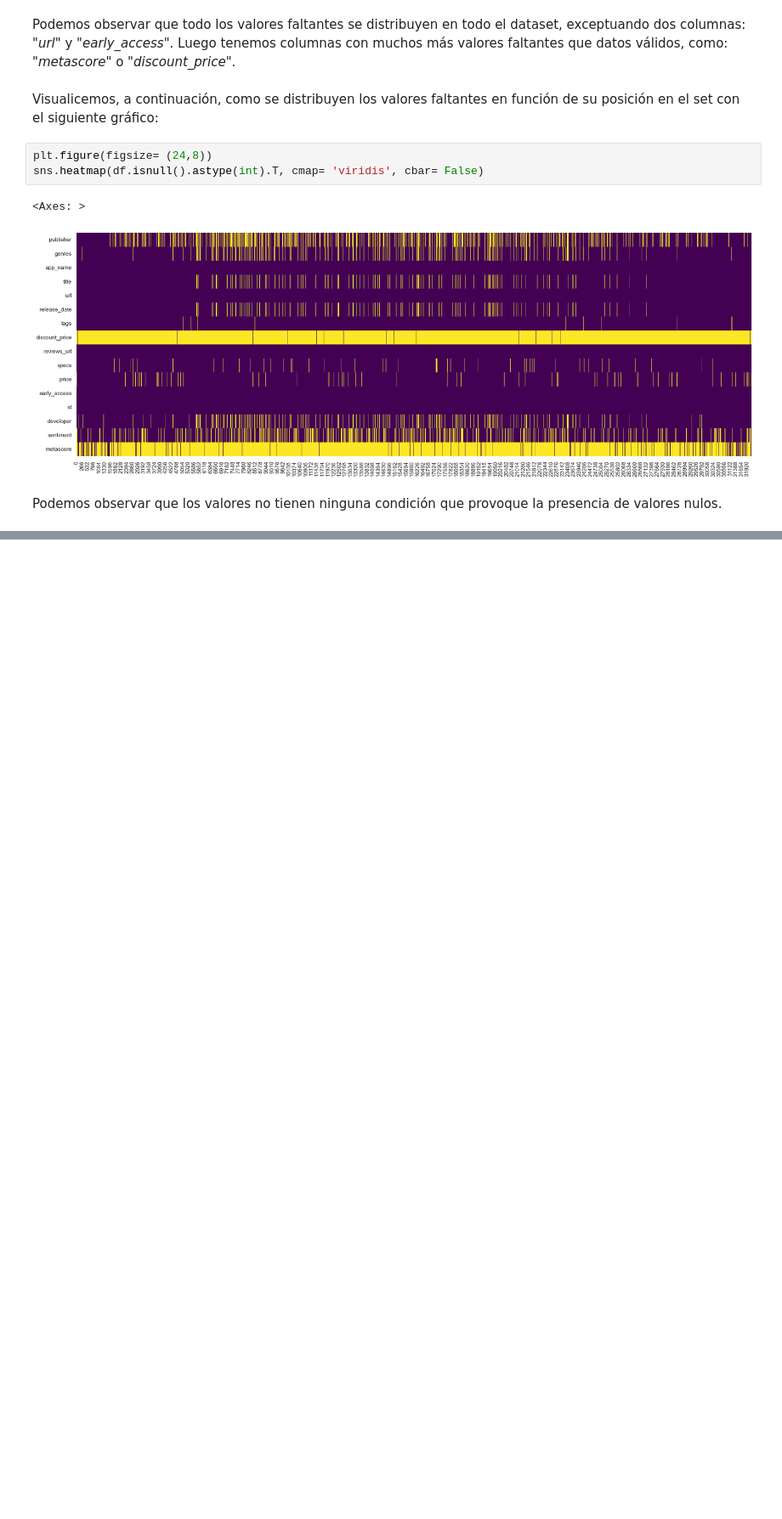
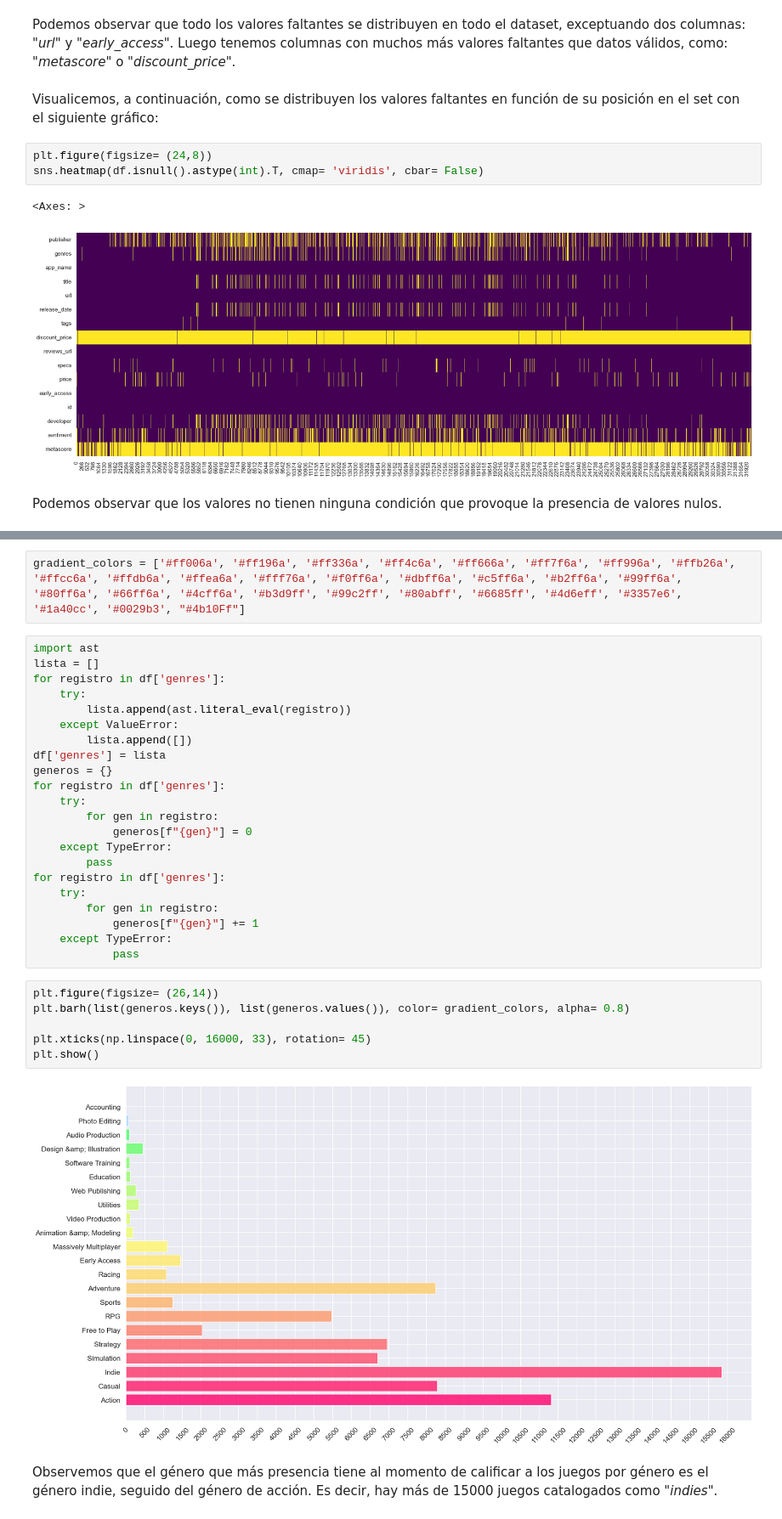
Before and after one commit to Mariagustin-Prg/PI-x-games-steam, a Jupyter notebook: 2-EDA.ipynb, the cells around one changed output, grey strips where cells are left out. Shown at 85% size. Saved outputs shown, nothing was run; the diff lists cells and outputs as text; blank space fills up the shorter version.

```diff
--- a/2-EDA.ipynb
+++ b/2-EDA.ipynb
@@ -84,0 +183,34 @@ sns.scatterplot(x= df['metascore'],y= df['price'], hue= df['sentiment'], palette
+# %%
+gradient_colors = ['#ff006a', '#ff196a', '#ff336a', '#ff4c6a', '#ff666a', '#ff7f6a', '#ff996a', '#ffb26a', '#ffcc6a', '#ffdb6a', '#ffea6a', '#fff76a', '#f0ff6a', '#dbff6a', '#c5ff6a', '#b2ff6a', '#99ff6a', '#80ff6a', '#66ff6a', '#4cff6a', '#b3d9ff', '#99c2ff', '#80abff', '#6685ff', '#4d6eff', '#3357e6', '#1a40cc', '#0029b3', "#4b10Ff"]
+# %%
+import ast
+lista = []
+for registro in df['genres']:
+    try:
+        lista.append(ast.literal_eval(registro))
+    except ValueError:
+        lista.append([])
+df['genres'] = lista
+generos = {}
+for registro in df['genres']:
+    try:
+        for gen in registro:
+            generos[f"{gen}"] = 0
+    except TypeError:
+        pass
+for registro in df['genres']:
+    try:
+        for gen in registro:
+            generos[f"{gen}"] += 1
+    except TypeError:
+            pass
+# %%
+plt.figure(figsize= (26,14))
+plt.barh(list(generos.keys()), list(generos.values()), color= gradient_colors, alpha= 0.8)
+
+plt.xticks(np.linspace(0, 16000, 33), rotation= 45)
+plt.show()
+# %% [output]
+[figure, added]
+# %% [markdown]
+Observemos que el género que más presencia tiene al momento de calificar a los juegos por género es el género indie, seguido del género de acción. Es decir, hay más de 15000 juegos catalogados como *"indies"*.
```
Also changed, not shown: parts of 18 cells of this notebook.
